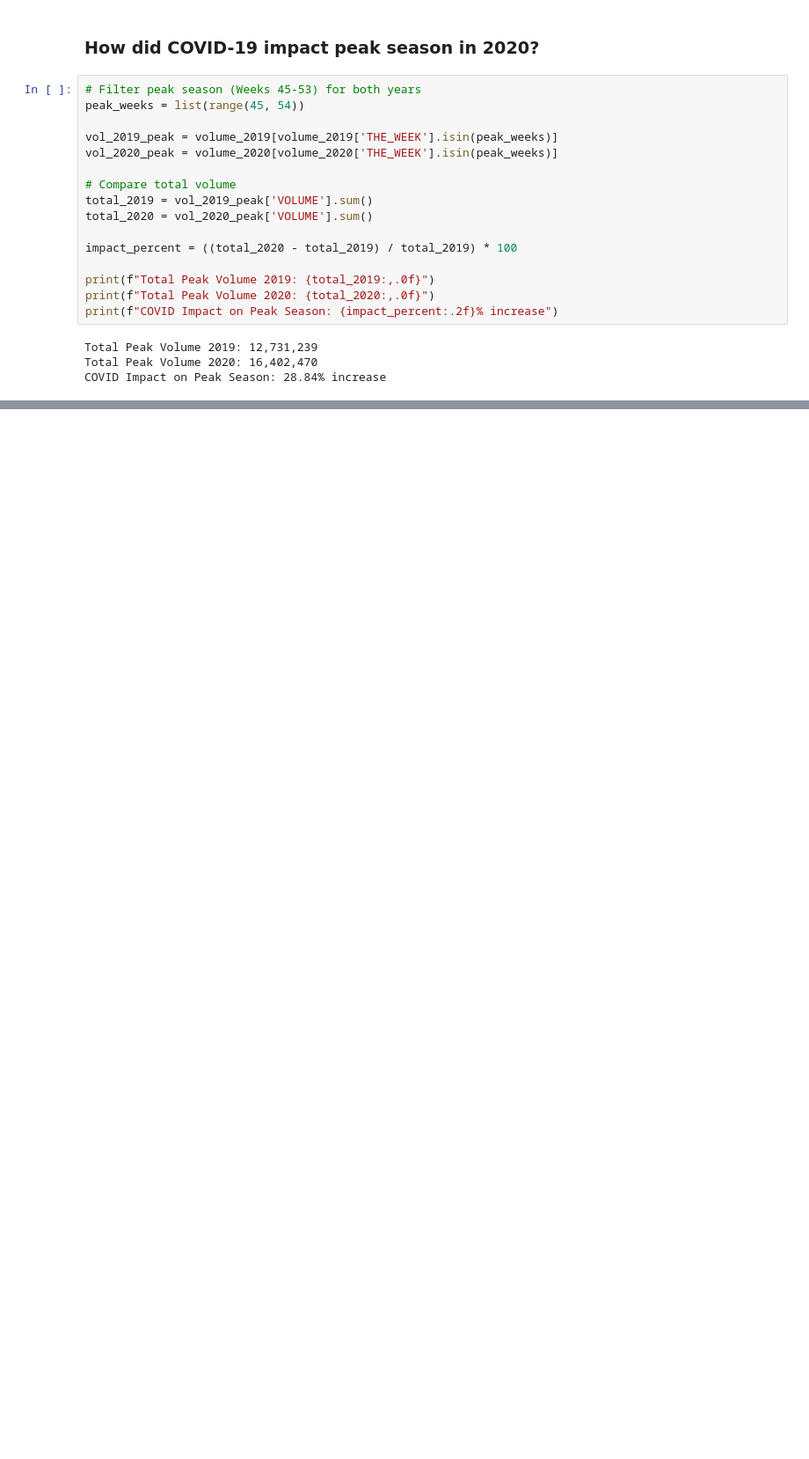
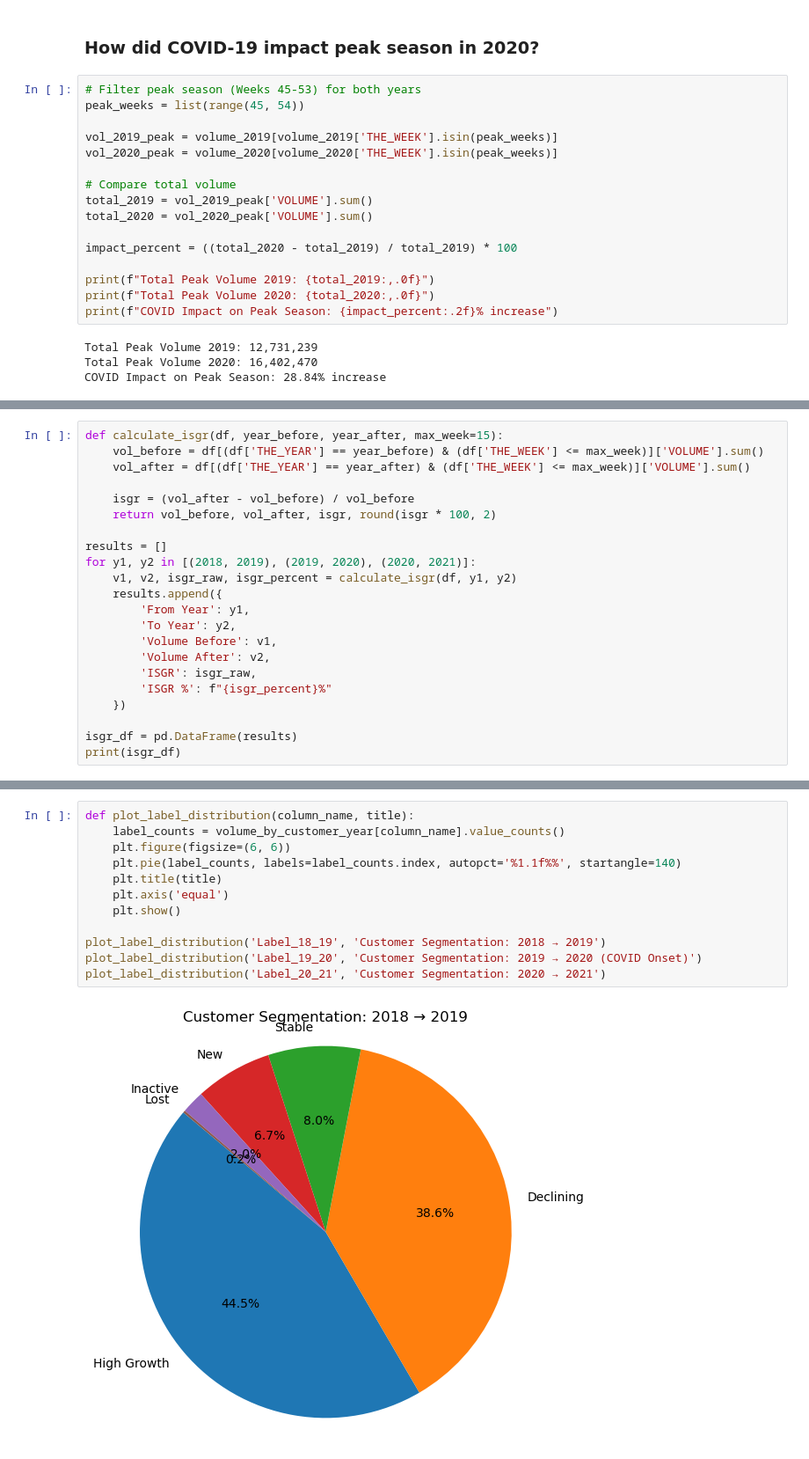
Before and after one commit to anhquanbui/finalprojectg7, a Jupyter notebook: main.ipynb, the cells around one changed output, grey strips where cells are left out. Shown at 88% size. Cells and saved outputs as stored; diff of their text form; blank space fills up the shorter version.

Commit message:
save local changes before pulling

```diff
--- a/main.ipynb
+++ b/main.ipynb
@@ -292,0 +295,22 @@ COVID Impact on Peak Season: 28.84% increase
+# %%
+def calculate_isgr(df, year_before, year_after, max_week=15):
+    vol_before = df[(df['THE_YEAR'] == year_before) & (df['THE_WEEK'] <= max_week)]['VOLUME'].sum()
+    vol_after = df[(df['THE_YEAR'] == year_after) & (df['THE_WEEK'] <= max_week)]['VOLUME'].sum()
+
+    isgr = (vol_after - vol_before) / vol_before
+    return vol_before, vol_after, isgr, round(isgr * 100, 2)
+
+results = []
+for y1, y2 in [(2018, 2019), (2019, 2020), (2020, 2021)]:
+    v1, v2, isgr_raw, isgr_percent = calculate_isgr(df, y1, y2)
+    results.append({
+        'From Year': y1,
+        'To Year': y2,
+        'Volume Before': v1,
+        'Volume After': v2,
+        'ISGR': isgr_raw,
+        'ISGR %': f"{isgr_percent}%"
+    })
+
+isgr_df = pd.DataFrame(results)
+print(isgr_df)
@@ -292,0 +384,14 @@ COVID Impact on Peak Season: 28.84% increase
+# %%
+def plot_label_distribution(column_name, title):
+    label_counts = volume_by_customer_year[column_name].value_counts()
+    plt.figure(figsize=(6, 6))
+    plt.pie(label_counts, labels=label_counts.index, autopct='%1.1f%%', startangle=140)
+    plt.title(title)
+    plt.axis('equal')
+    plt.show()
+
+plot_label_distribution('Label_18_19', 'Customer Segmentation: 2018 → 2019')
+plot_label_distribution('Label_19_20', 'Customer Segmentation: 2019 → 2020 (COVID Onset)')
+plot_label_distribution('Label_20_21', 'Customer Segmentation: 2020 → 2021')
+# %% [output]
+[figure, added]
```
Also changed, not shown: parts of 6 cells of this notebook.
